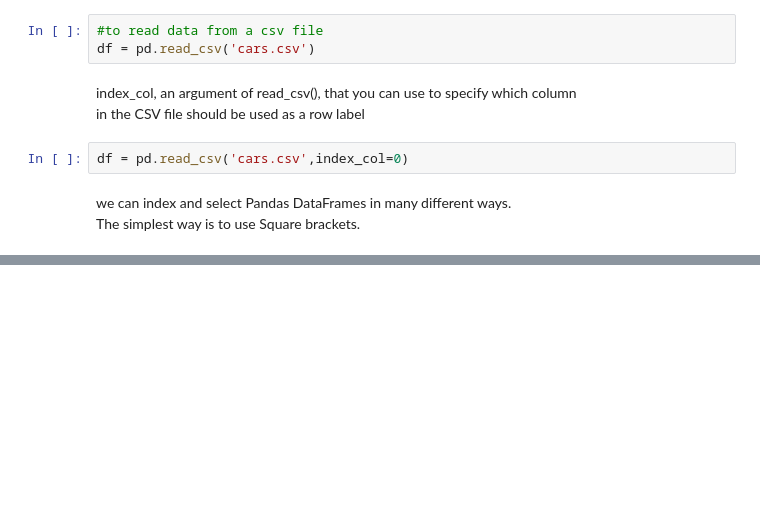
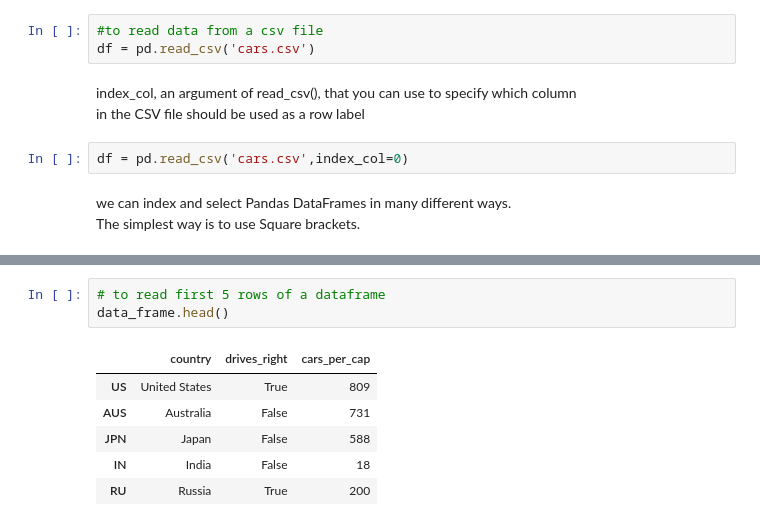
Before and after one commit to SurajKande/Training, a Jupyter notebook: python_pandas.ipynb, the cells around one changed output, grey strips where cells are left out. Drawn from its saved outputs; the diff is of its cells as text; blank space fills up the shorter version.

```diff
--- a/python_pandas.ipynb
+++ b/python_pandas.ipynb
@@ -219,0 +116,10 @@ To confirm that this is the case, you can leverage the power of regular expressi
+# %%
+# to read first 5 rows of a dataframe
+data_frame.head()
+# %% [output]
+|  | country | drives_right | cars_per_cap |
+| US | United States | True | 809 |
+| AUS | Australia | False | 731 |
+| JPN | Japan | False | 588 |
+| IN | India | False | 18 |
+| RU | Russia | True | 200 |
```
Also changed, not shown: parts of 65 cells of this notebook.
